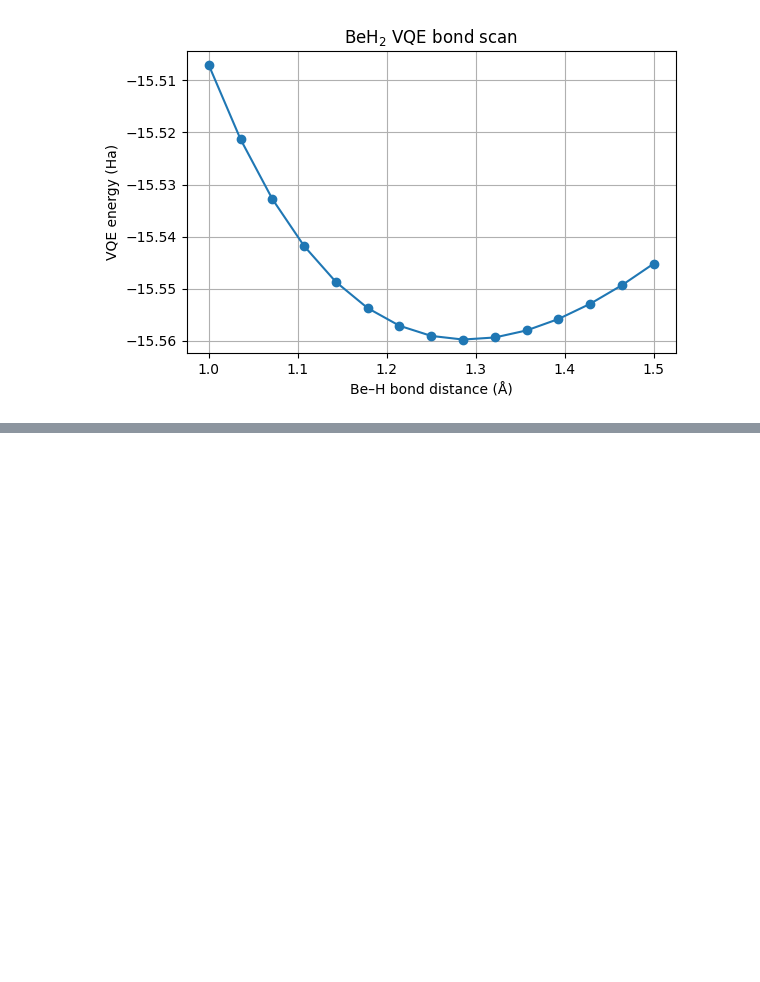
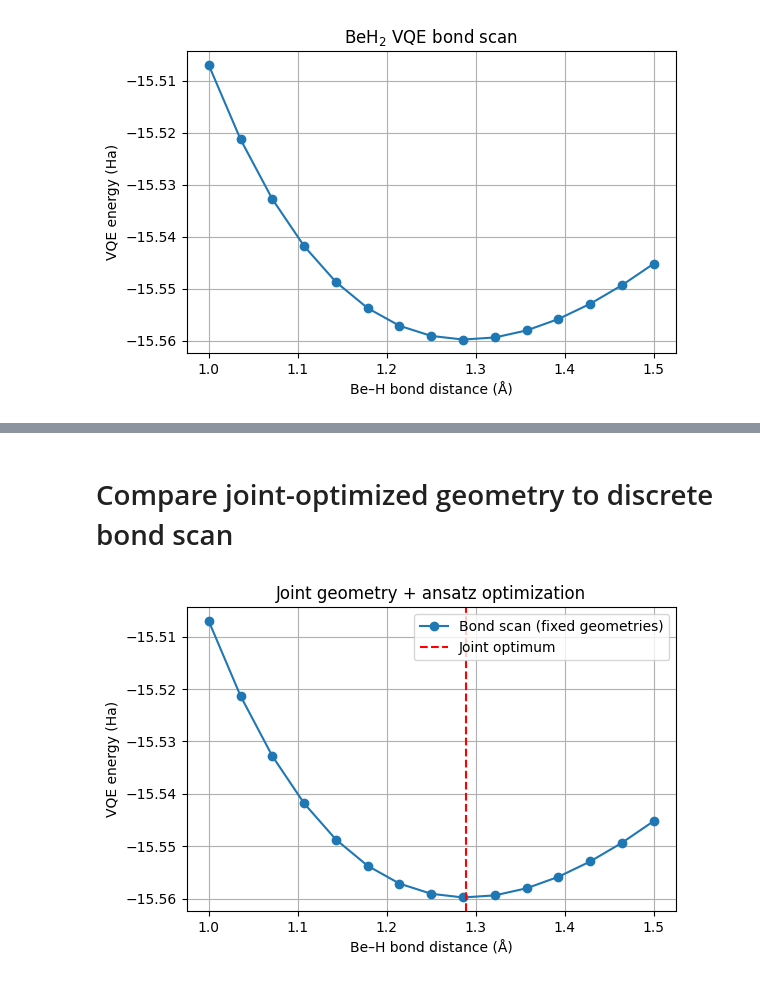
Before and after one commit to LukasMeinschad/vu_quantum_computing, a Jupyter notebook: additional_notebooks/vqe_paper.ipynb, the cells around one changed output, grey strips where cells are left out. Saved outputs shown, nothing was run; the diff lists cells and outputs as text; code cells hidden in the pictures; blank space fills up the shorter version.

Commit message:
add joint optimization to vqe paper.ipynb

```diff
--- a/additional_notebooks/vqe_paper.ipynb
+++ b/additional_notebooks/vqe_paper.ipynb
@@ -260,0 +403,15 @@ plt.show()
+# %% [markdown]
+# Compare joint-optimized geometry to discrete bond scan
+# %%
+plt.figure(figsize=(6, 4))
+plt.plot(distances, scan_energies, "o-", label="Bond scan (fixed geometries)")
+plt.axvline(opt_distance, color="red", linestyle="--", label="Joint optimum")
+plt.xlabel("Be–H bond distance (Å)")
+plt.ylabel("VQE energy (Ha)")
+plt.title("Joint geometry + ansatz optimization")
+plt.legend()
+plt.grid(True)
+plt.tight_layout()
+plt.show()
+# %% [output]
+[figure, added]
```
Also changed, not shown: parts of 5 cells of this notebook.
